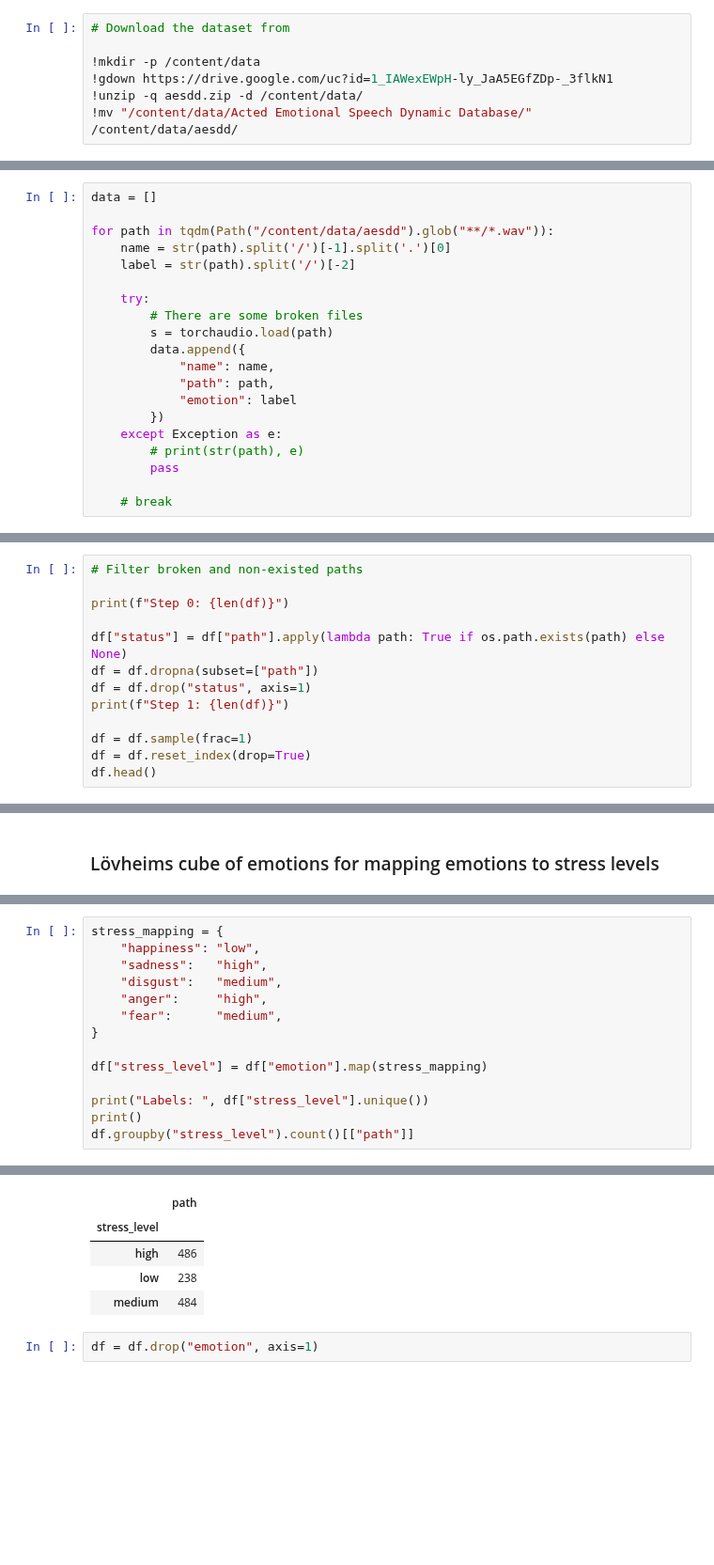
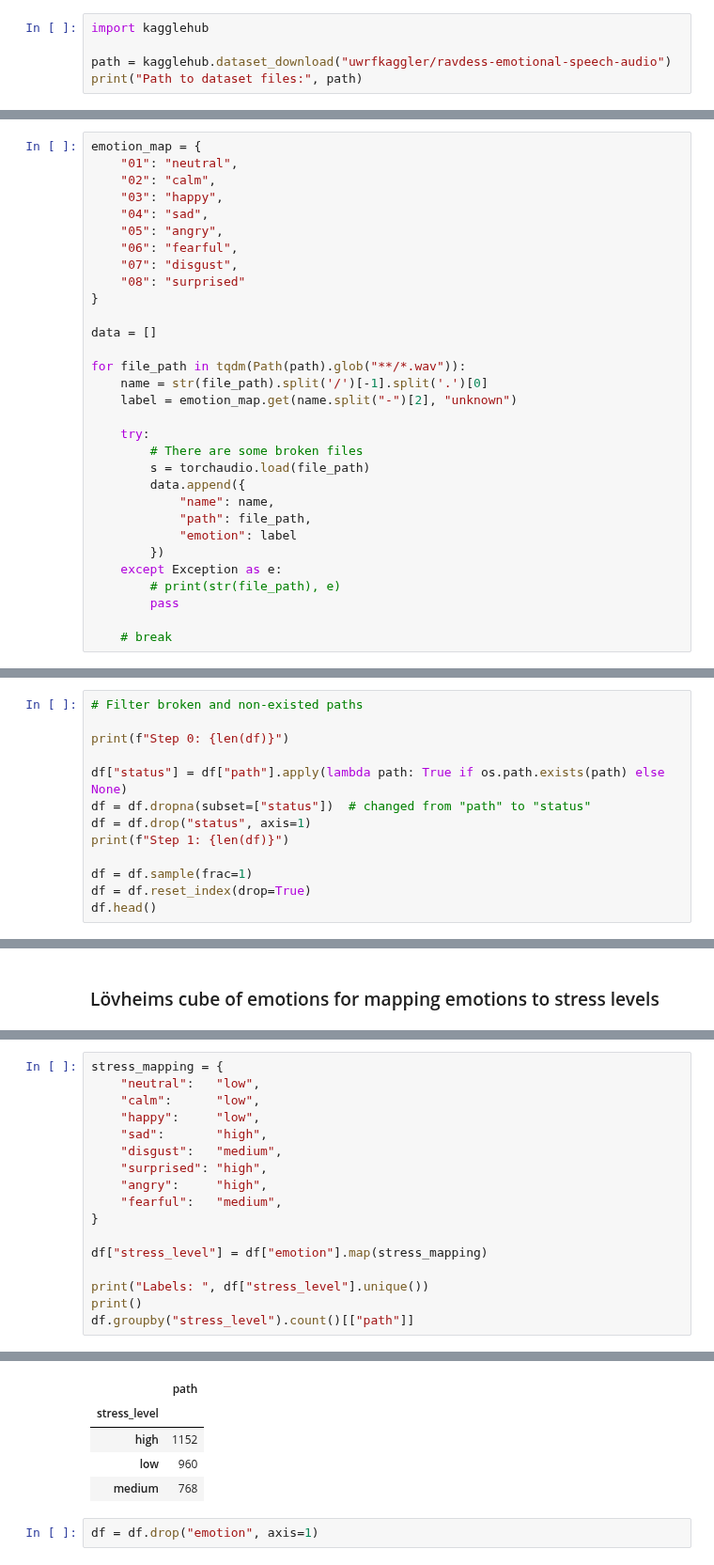
Before and after one commit to perujuice/VIP-Sub1, a Jupyter notebook: speech_recognition/experiment1.ipynb, the cells around one changed output, grey strips where cells are left out. Shown at 94% size. Saved outputs shown, nothing was run; the diff lists cells and outputs as text; blank space fills up the shorter version.

```diff
--- a/speech_recognition/experiment1.ipynb
+++ b/speech_recognition/experiment1.ipynb
@@ -60,10 +61,8 @@ wandb: W&B API key is configured. Use `wandb login --relogin` to force relogin
 - The data is emotion based from [Acted Emotional Speech Dynamic Database – AESDD](http://m3c.web.auth.gr/research/aesdd-speech-emotion-recognition/)
   - The Acted Emotional Speech Dynamic Database (AESDD) is a publically available speech emotion recognition dataset that contains utterances of acted emotional speech in the Greek language for five different emotions `sadness`, `disgust`, `happiness`, `anger`, and `fear`.
 # %%
-# Download the dataset from
+import kagglehub
 
-!mkdir -p /content/data
-!gdown https://drive.google.com/uc?id=1_IAWexEWpH-ly_JaA5EGfZDp-_3flkN1
-!unzip -q aesdd.zip -d /content/data/
-!mv "/content/data/Acted Emotional Speech Dynamic Database/" /content/data/aesdd/
+path = kagglehub.dataset_download("uwrfkaggler/ravdess-emotional-speech-audio")
+print("Path to dataset files:", path)
 # %% [output]
@@ -86,22 +82,33 @@ from sklearn.model_selection import train_test_split
 import os
 import sys
 # %%
+emotion_map = {
+    "01": "neutral",
+    "02": "calm",
+    "03": "happy",
+    "04": "sad",
+    "05": "angry",
+    "06": "fearful",
+    "07": "disgust",
+    "08": "surprised"
+}
+
 data = []
 
-for path in tqdm(Path("/content/data/aesdd").glob("**/*.wav")):
-    name = str(path).split('/')[-1].split('.')[0]
-    label = str(path).split('/')[-2]
+for file_path in tqdm(Path(path).glob("**/*.wav")):
+    name = str(file_path).split('/')[-1].split('.')[0]
+    label = emotion_map.get(name.split("-")[2], "unknown")
 
     try:
         # There are some broken files
-        s = torchaudio.load(path)
+        s = torchaudio.load(file_path)
         data.append({
             "name": name,
-            "path": path,
+            "path": file_path,
             "emotion": label
         })
     except Exception as e:
-        # print(str(path), e)
+        # print(str(file_path), e)
         pass
 
     # break
@@ -121,7 +128,7 @@ df.head()
 print(f"Step 0: {len(df)}")
 
 df["status"] = df["path"].apply(lambda path: True if os.path.exists(path) else None)
-df = df.dropna(subset=["path"])
+df = df.dropna(subset=["status"])  # changed from "path" to "status"
 df = df.drop("status", axis=1)
 print(f"Step 1: {len(df)}")
 
@@ -159,11 +169,14 @@ Labels:  ['happiness' 'fear' 'anger' 'sadness' 'disgust']
 ![image.png](embedded-picture-1)
 # %%
 stress_mapping = {
-    "happiness": "low",
-    "sadness":   "high",
+    "neutral":   "low",
+    "calm":      "low",
+    "happy":     "low",
+    "sad":       "high",
     "disgust":   "medium",
-    "anger":     "high",
-    "fear":      "medium",
+    "surprised": "high",
+    "angry":     "high",
+    "fearful":   "medium",
 }
 
 df["stress_level"] = df["emotion"].map(stress_mapping)
@@ -176,8 +189,8 @@ Labels:  ['low' 'medium' 'high']
 |  | path |
 | stress_level |  |
-| high | 486 |
-| low | 238 |
-| medium | 484 |
+| high | 1152 |
+| low | 960 |
+| medium | 768 |
 # %%
 df = df.drop("emotion", axis=1)
 # %% [markdown]
```
Also changed, not shown: parts of 16 cells of this notebook.
